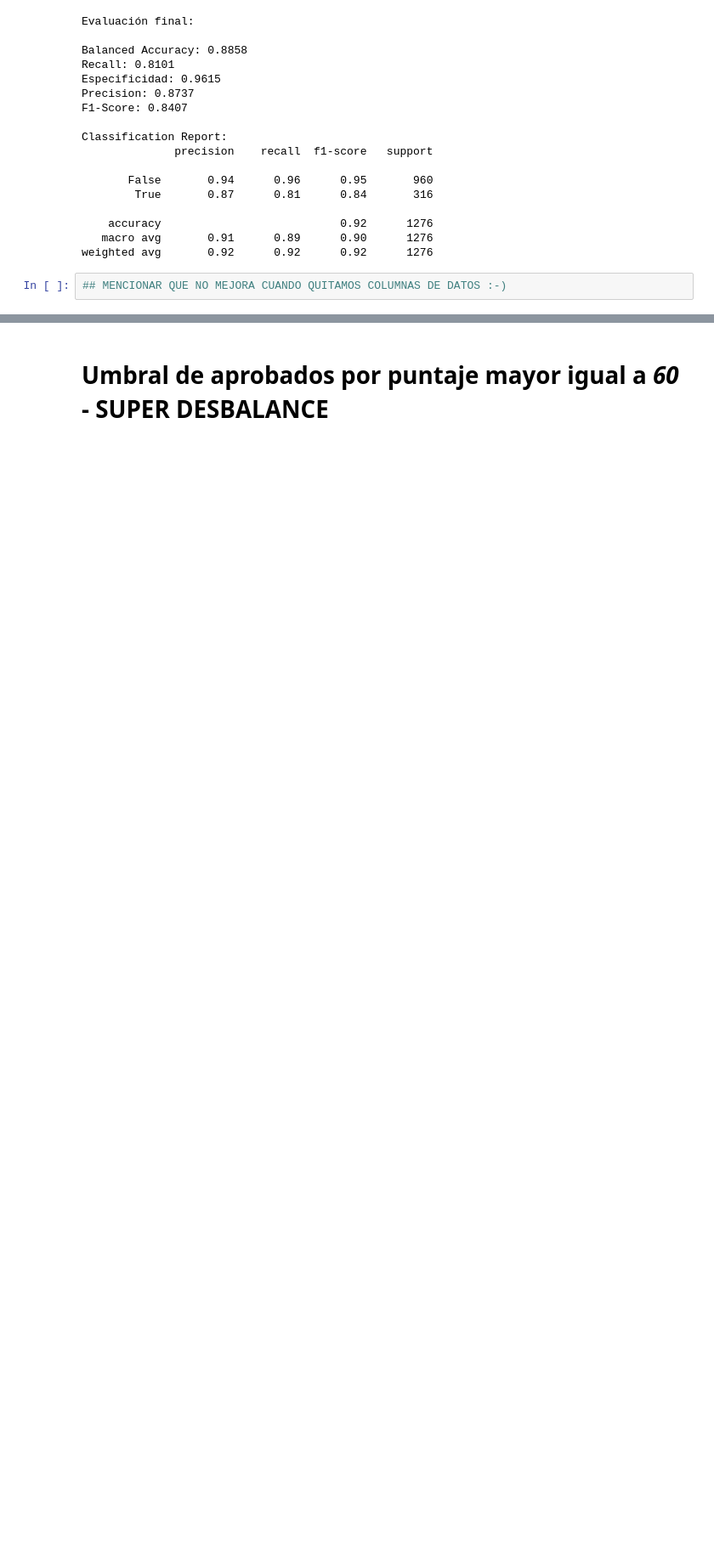
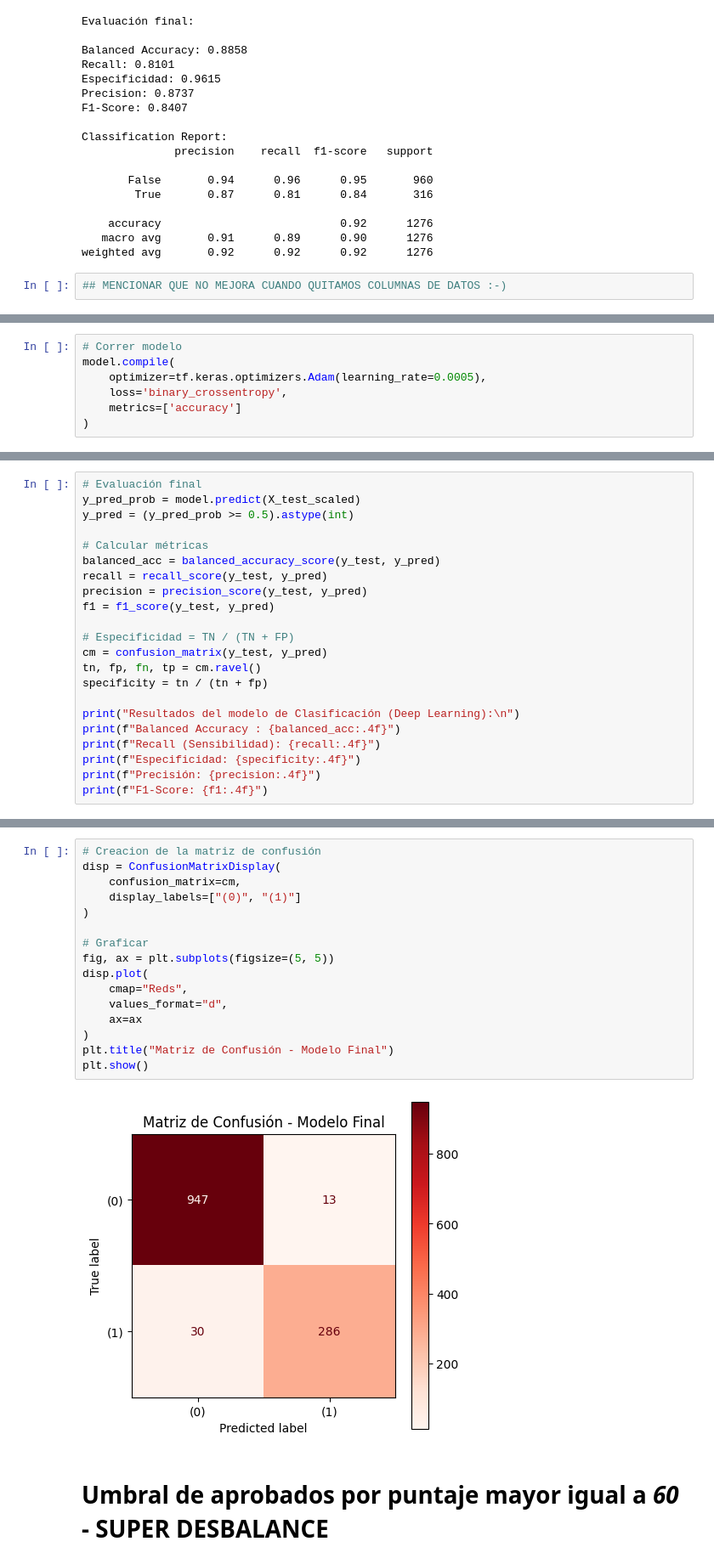
Before and after one commit to JeiGeek/ia1-LosPandas-prediccion_rendimiento_estudiantil, a Jupyter notebook: 02_Supervised_learning.ipynb, the cells around one changed output, grey strips where cells are left out. Shown at 85% size. Drawn from its saved outputs; the diff is of its cells as text; blank space fills up the shorter version.

```diff
--- a/02_Supervised_learning.ipynb
+++ b/02_Supervised_learning.ipynb
@@ -1481,0 +1614,7 @@ weighted avg       0.92      0.92      0.92      1276
+# %%
+# Correr modelo
+model.compile(
+    optimizer=tf.keras.optimizers.Adam(learning_rate=0.0005),
+    loss='binary_crossentropy',
+    metrics=['accuracy']
+)
@@ -1481,0 +1650,22 @@ weighted avg       0.92      0.92      0.92      1276
+# %%
+# Evaluación final
+y_pred_prob = model.predict(X_test_scaled)
+y_pred = (y_pred_prob >= 0.5).astype(int)
+
+# Calcular métricas
+balanced_acc = balanced_accuracy_score(y_test, y_pred)
+recall = recall_score(y_test, y_pred)
+precision = precision_score(y_test, y_pred)
+f1 = f1_score(y_test, y_pred)
+
+# Especificidad = TN / (TN + FP)
+cm = confusion_matrix(y_test, y_pred)
+tn, fp, fn, tp = cm.ravel()
+specificity = tn / (tn + fp)
+
+print("Resultados del modelo de Clasificación (Deep Learning):\n")
+print(f"Balanced Accuracy : {balanced_acc:.4f}")
+print(f"Recall (Sensibilidad): {recall:.4f}")
+print(f"Especificidad: {specificity:.4f}")
+print(f"Precisión: {precision:.4f}")
+print(f"F1-Score: {f1:.4f}")
@@ -1482,3 +1681,21 @@ weighted avg       0.92      0.92      0.92      1276
+# %%
+# Creacion de la matriz de confusión
+disp = ConfusionMatrixDisplay(
+    confusion_matrix=cm,
+    display_labels=["(0)", "(1)"]
+)
+
+# Graficar
+fig, ax = plt.subplots(figsize=(5, 5))
+disp.plot(
+    cmap="Reds",
+    values_format="d",
+    ax=ax
+)
+plt.title("Matriz de Confusión - Modelo Final")
+plt.show()
+# %% [output]
+[figure, added]
 # %% [markdown]
 # **Umbral de aprobados por puntaje mayor igual a *60*** - SUPER DESBALANCE
 # %%
```
Also changed, not shown: parts of 12 cells of this notebook.
